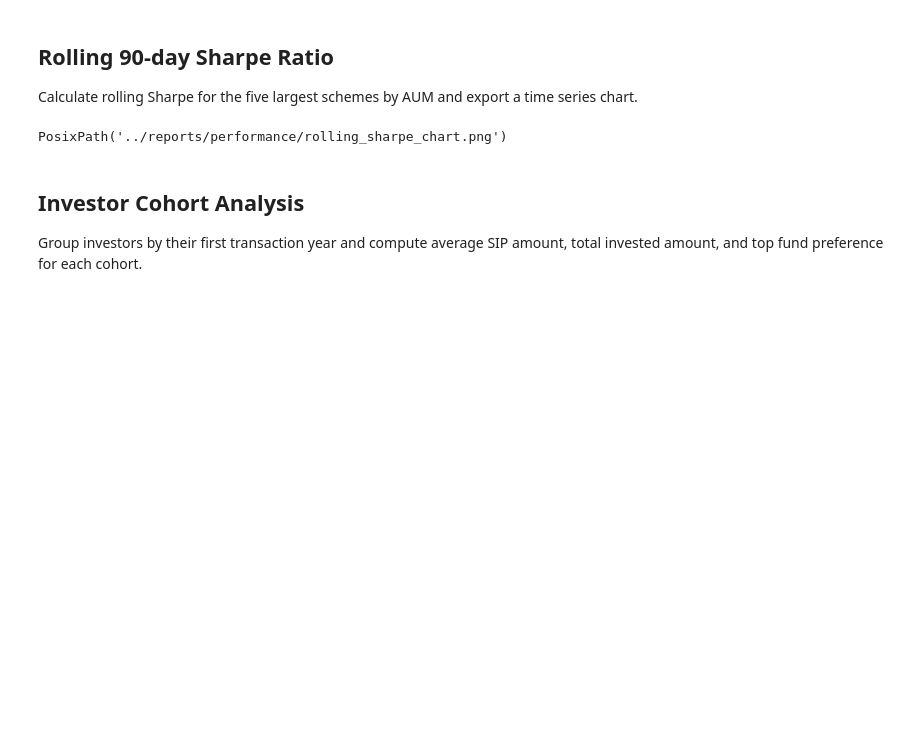
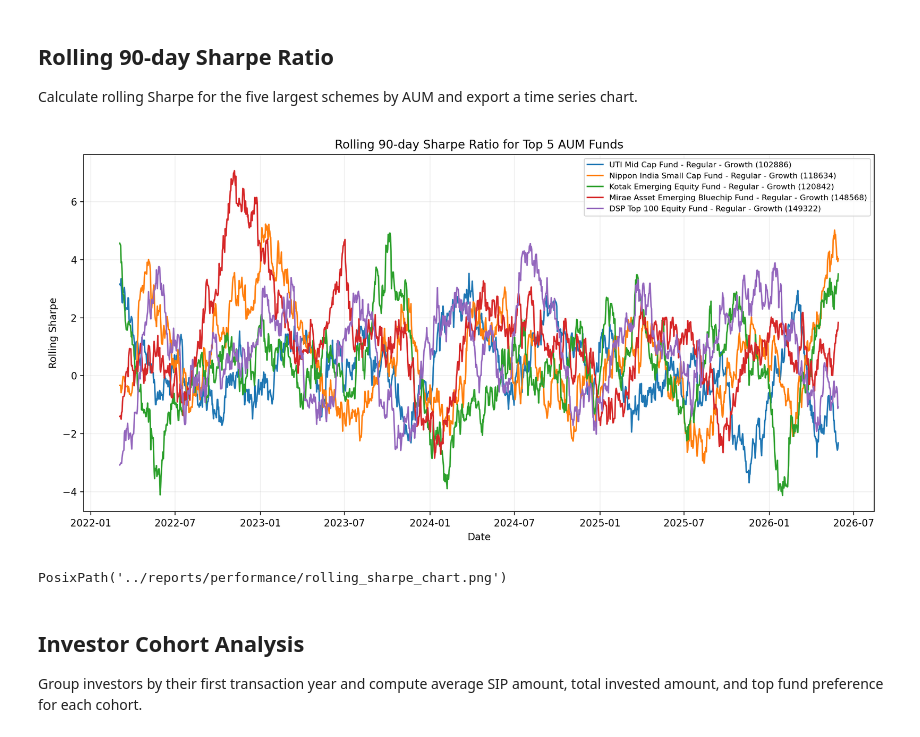
Before and after one commit to ashiii17/bluestock_mf_capstone, a Jupyter notebook: notebooks/05_advanced_analytics.ipynb, the cells around one changed output. Saved outputs shown, nothing was run; the diff lists cells and outputs as text; code cells hidden in the pictures; blank space fills up the shorter version.

```diff
--- a/notebooks/05_advanced_analytics.ipynb
+++ b/notebooks/05_advanced_analytics.ipynb
@@ -67,31 +67,34 @@ Calculate rolling Sharpe for the five largest schemes by AUM and export a time s
 # %%
 top_funds = perf.sort_values('aum_crore', ascending=False).head(5)
 selected = nav[nav['amfi_code'].isin(top_funds['amfi_code'])].copy()
 selected = selected.sort_values(['amfi_code', 'date']).reset_index(drop=True)
 selected['daily_return'] = selected.groupby('amfi_code')['nav'].pct_change()
 
 def rolling_sharpe(series):
     mean = series.rolling(90, min_periods=60).mean()
     std = series.rolling(90, min_periods=60).std()
     return mean.div(std).mul(np.sqrt(252))
 
 selected['rolling_sharpe'] = selected.groupby('amfi_code')['daily_return'].transform(rolling_sharpe)
 pivot = selected.pivot(index='date', columns='amfi_code', values='rolling_sharpe')
 plt.figure(figsize=(12, 6))
 for code in pivot.columns:
     name = top_funds.loc[top_funds['amfi_code'] == code, 'scheme_name'].iloc[0]
     plt.plot(pivot.index, pivot[code], label=f"{name} ({code})")
 plt.title('Rolling 90-day Sharpe Ratio for Top 5 AUM Funds')
 plt.xlabel('Date')
 plt.ylabel('Rolling Sharpe')
 plt.legend(fontsize=8)
 plt.grid(alpha=0.2)
 plt.tight_layout()
 chart_path = OUT / 'rolling_sharpe_chart.png'
 plt.savefig(chart_path, dpi=200)
 plt.close()
+from IPython.display import Image, display
+display(Image(str(chart_path)))
 chart_path
 # %% [output]
+[figure, added]
 PosixPath('../reports/performance/rolling_sharpe_chart.png')
 # %% [markdown]
 ## Investor Cohort Analysis
```
Also changed, not shown: parts of 2 cells of this notebook, 29 other files.
